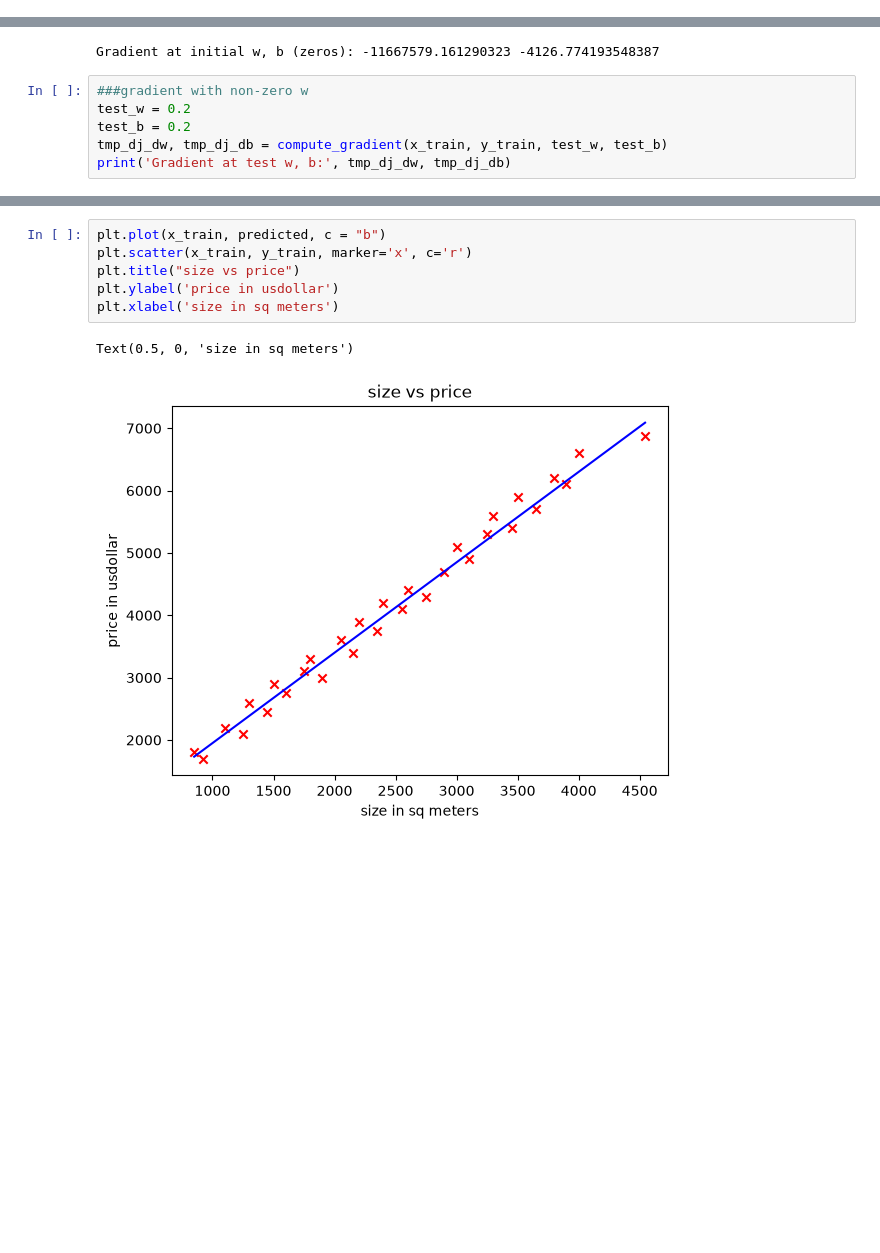
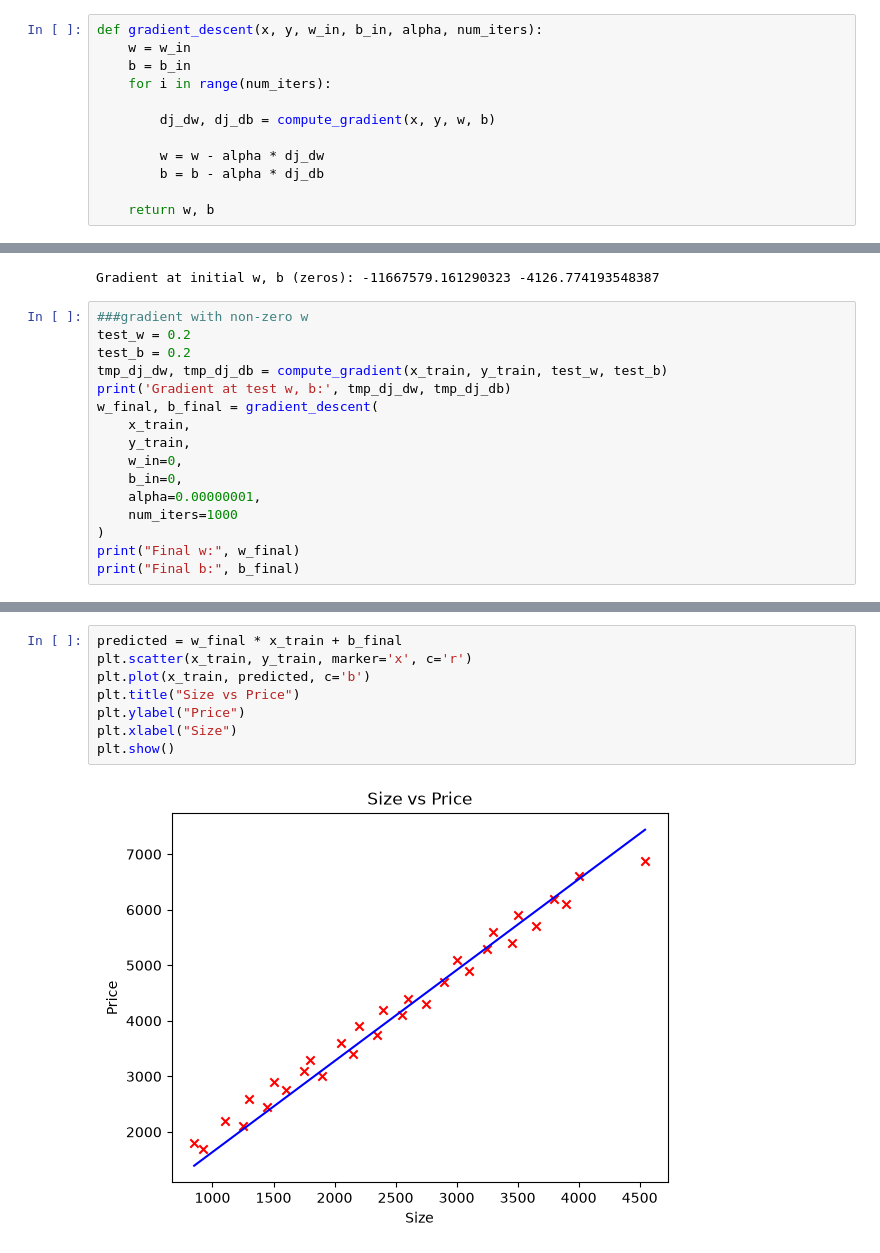
Before and after one commit to mohamedyasser-png/Linear-regression, a Jupyter notebook: linear_regression.ipynb, the cells around one changed output, grey strips where cells are left out. Cells and saved outputs as stored; diff of their text form; blank space fills up the shorter version.

```diff
--- a/linear_regression.ipynb
+++ b/linear_regression.ipynb
@@ -95,6 +95,18 @@ def compute_gradient(x, y, w, b):
     dj_dw = dj_dw / m
     dj_db = dj_db / m
     return dj_dw, dj_db
+# %%
+def gradient_descent(x, y, w_in, b_in, alpha, num_iters):
+    w = w_in
+    b = b_in
+    for i in range(num_iters):
+
+        dj_dw, dj_db = compute_gradient(x, y, w, b)
+
+        w = w - alpha * dj_dw
+        b = b - alpha * dj_db
+
+    return w, b
 # %%
 ###gradient with w initialized to zeroes
 initial_w = 0
@@ -109,5 +121,15 @@ test_w = 0.2
 test_b = 0.2
 tmp_dj_dw, tmp_dj_db = compute_gradient(x_train, y_train, test_w, test_b)
 print('Gradient at test w, b:', tmp_dj_dw, tmp_dj_db)
+w_final, b_final = gradient_descent(
+    x_train,
+    y_train,
+    w_in=0,
+    b_in=0,
+    alpha=0.00000001,
+    num_iters=1000
+)
+print("Final w:", w_final)
+print("Final b:", b_final)
 # %% [output]
 Gradient at test w, b: -10242062.253354194 -3630.6742580645177
@@ -122,9 +146,10 @@ for i in range(m):
 # %%
-plt.plot(x_train, predicted, c = "b")
+predicted = w_final * x_train + b_final
 plt.scatter(x_train, y_train, marker='x', c='r')
-plt.title("size vs price")
-plt.ylabel('price in usdollar')
-plt.xlabel('size in sq meters')
+plt.plot(x_train, predicted, c='b')
+plt.title("Size vs Price")
+plt.ylabel("Price")
+plt.xlabel("Size")
+plt.show()
 # %% [output]
-Text(0.5, 0, 'size in sq meters')
-[figure, old version]
+[figure, new version]
```
Also changed, not shown: parts of 3 cells of this notebook.
